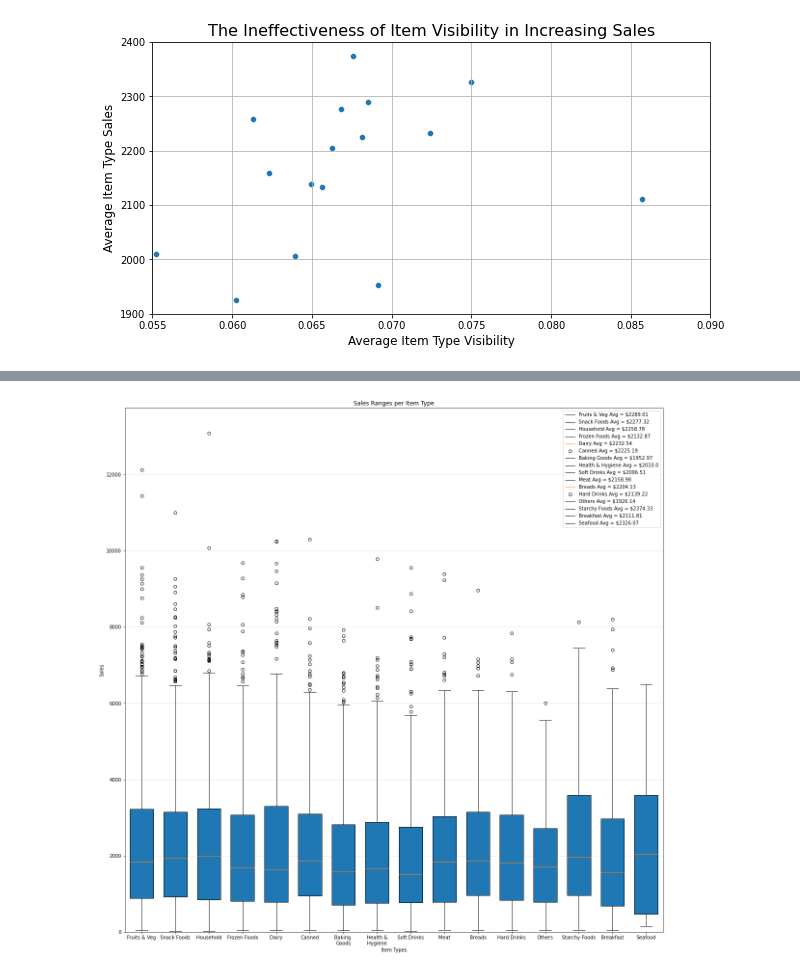
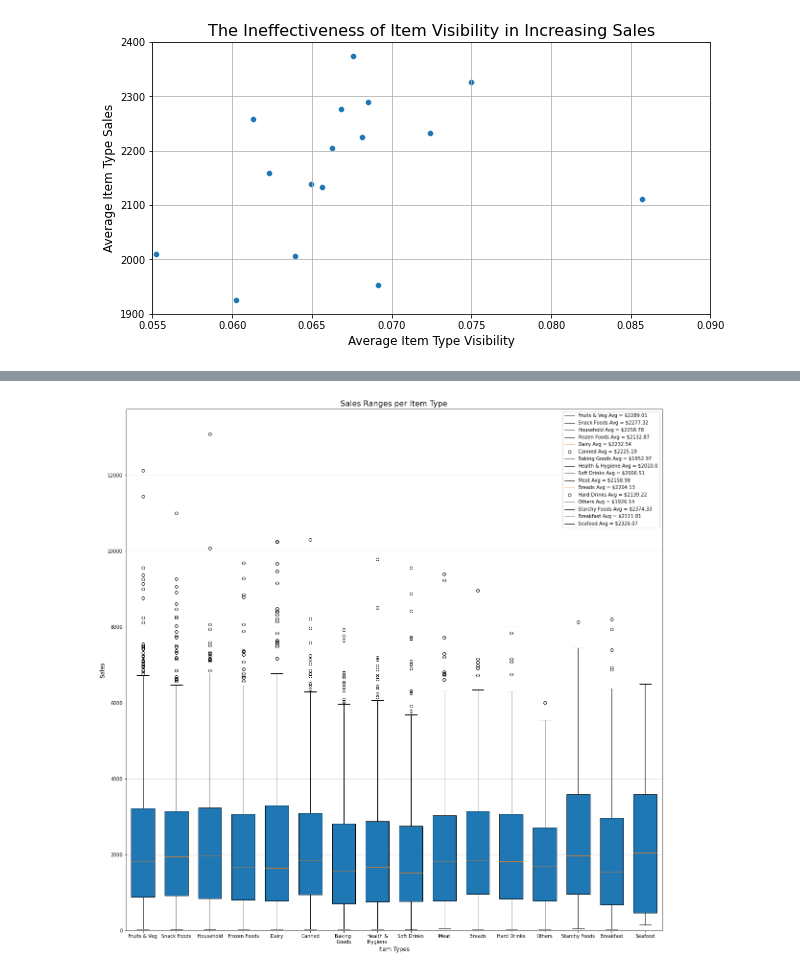
Before and after one commit to hport15/food-sales-predictions, a Jupyter notebook: food_sales_predictions.ipynb, the cells around one changed output, grey strips where cells are left out. Drawn from its saved outputs; the diff is of its cells as text; code cells hidden in the pictures.

```diff
--- a/food_sales_predictions.ipynb
+++ b/food_sales_predictions.ipynb
@@ -412,34 +412,34 @@ sd = df[df['Item_Type']=='Soft Drinks']['Item_Outlet_Sales']
 m = df[df['Item_Type']=='Meat']['Item_Outlet_Sales']
 b = df[df['Item_Type']=='Breads']['Item_Outlet_Sales']
 hd = df[df['Item_Type']=='Hard Drinks']['Item_Outlet_Sales']
 o = df[df['Item_Type']=='Others']['Item_Outlet_Sales']
 stf = df[df['Item_Type']=='Starchy Foods']['Item_Outlet_Sales']
 bf = df[df['Item_Type']=='Breakfast']['Item_Outlet_Sales']
 seaf = df[df['Item_Type']=='Seafood']['Item_Outlet_Sales']
 fig,axes = plt.subplots(nrows=1,ncols=1,figsize=(20,20))
 boxplots = axes.boxplot([fv,sf,h,ff,d,c,bg,hh,sd,m,b,hd,o,stf,bf,seaf],
                         widths=.7,
                         patch_artist=True,
                         meanline=True,
                         meanprops = dict(linestyle='-', linewidth=2, color='Yellow'),
                         labels = ['Fruits & Veg','Snack Foods','Household','Frozen Foods',
                         'Dairy','Canned','Baking \nGoods','Health &\nHygiene','Soft Drinks',
                         'Meat','Breads','Hard Drinks','Others','Starchy Foods','Breakfast','Seafood'])
-plt.xlabel('Item Types')
-plt.ylabel('Sales')
-plt.title('Sales Ranges per Item Type')
+plt.xlabel('Item Types',fontsize=12)
+plt.ylabel('Sales',fontsize=12)
+plt.title('Sales Ranges per Item Type',fontsize=16)
 plt.grid(axis='y',alpha=.4)
 plt.ylim(0)
 plt.legend([f'Fruits & Veg Avg = ${round(fv.mean(),2)}',f'Snack Foods Avg = ${round(sf.mean(),2)}',
             f'Household Avg = ${round(h.mean(),2)}',f'Frozen Foods Avg = ${round(ff.mean(),2)}',
             f'Dairy Avg = ${round(d.mean(),2)}',f'Canned Avg = ${round(c.mean(),2)}',
             f'Baking Goods Avg = ${round(bg.mean(),2)}',f'Health & Hygiene Avg = ${round(hh.mean(),2)}',
             f'Soft Drinks Avg = ${round(sd.mean(),2)}',f'Meat Avg = ${round(m.mean(),2)}',
             f'Breads Avg = ${round(b.mean(),2)}',f'Hard Drinks Avg = ${round(hd.mean(),2)}',
             f'Others Avg = ${round(o.mean(),2)}',f'Starchy Foods Avg = ${round(stf.mean(),2)}',
             f'Breakfast Avg = ${round(bf.mean(),2)}',f'Seafood Avg = ${round(seaf.mean(),2)}']);
 # Based on averages and the ranges of the distributions, there aren't any item types that generate signficantly more sales
 # than the others. Additionally, most of the outliers of all categories fall under 10,000. Therefore, there aren't any
 # specific item types stores need to push to increase revenue.
 # %% [output]
-[figure, old version]
+[figure, new version]
```
